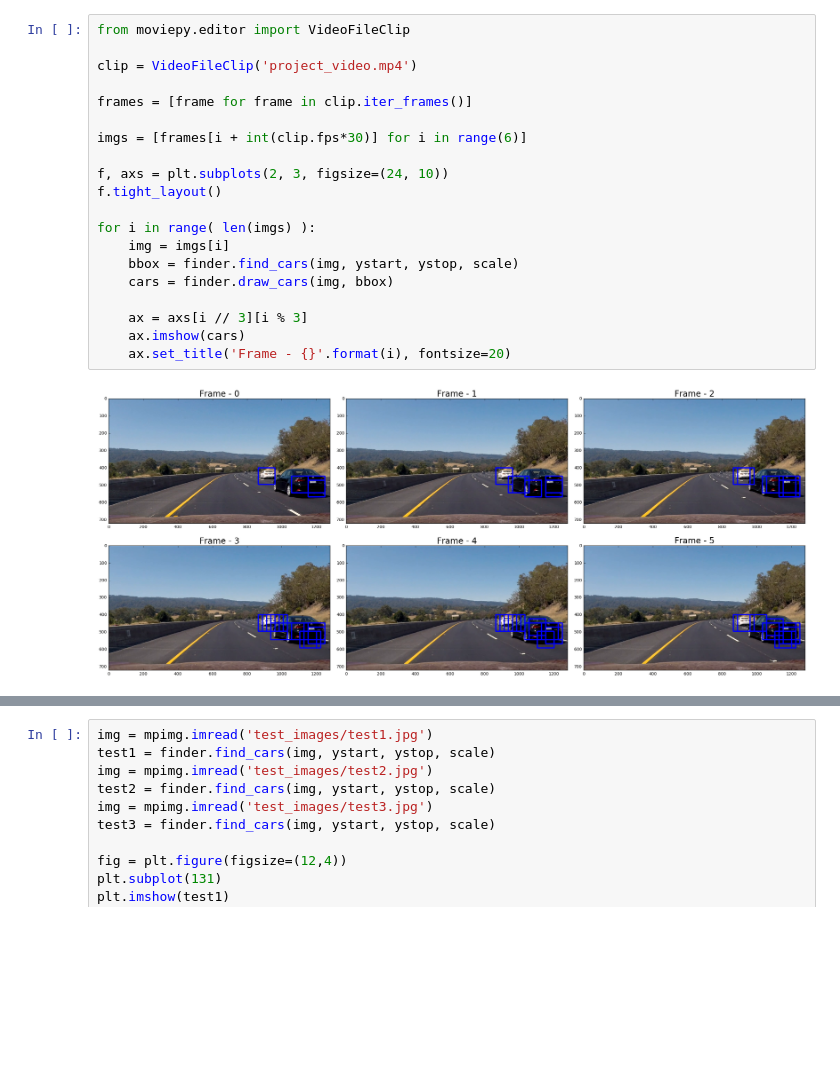
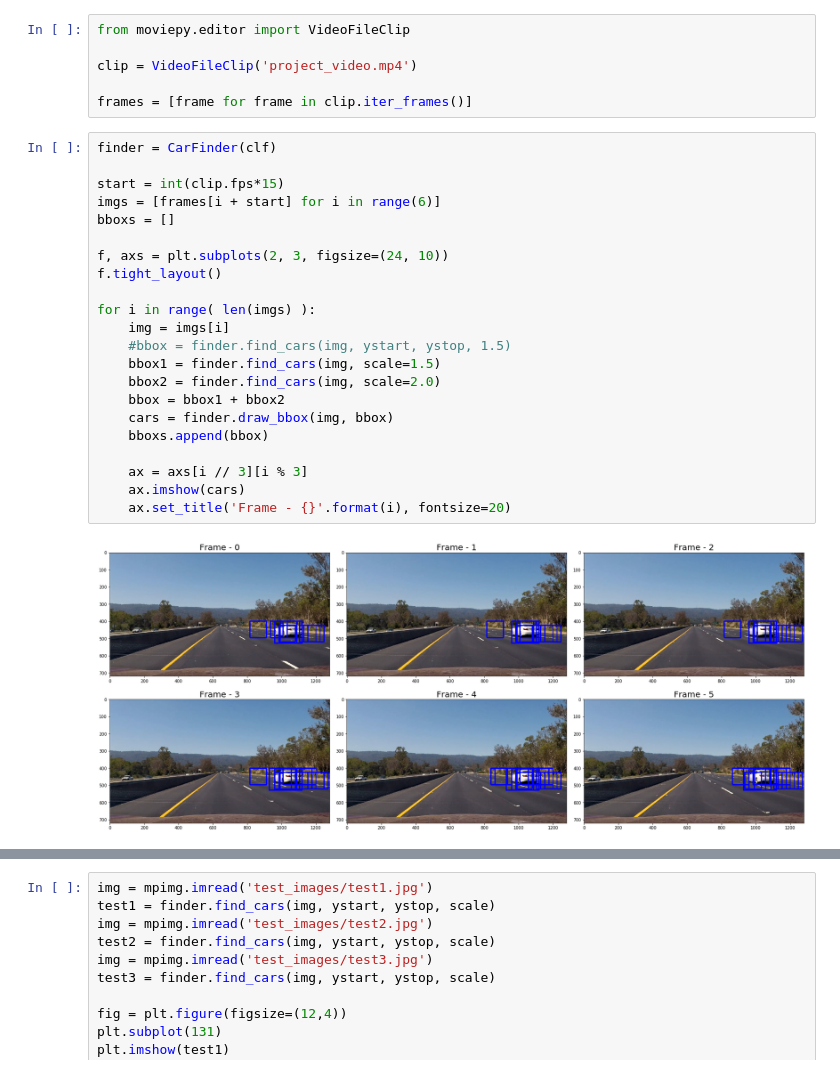
Before and after one commit to liaochiheng/CarND-Term1-P5, a Jupyter notebook: P5.ipynb, the cells around one changed output, grey strips where cells are left out. Drawn from its saved outputs; the diff is of its cells as text; blank space fills up the shorter version.

```diff
--- a/P5.ipynb
+++ b/P5.ipynb
@@ -268,22 +307,30 @@ plt.imshow(test)
+# %%
+from moviepy.editor import VideoFileClip
+
+clip = VideoFileClip('project_video.mp4')
+
+frames = [frame for frame in clip.iter_frames()]
 # %%
-from moviepy.editor import VideoFileClip
+finder = CarFinder(clf)
 
-clip = VideoFileClip('project_video.mp4')
-
-frames = [frame for frame in clip.iter_frames()]
-
-imgs = [frames[i + int(clip.fps*30)] for i in range(6)]
+start = int(clip.fps*15)
+imgs = [frames[i + start] for i in range(6)]
+bboxs = []
 
 f, axs = plt.subplots(2, 3, figsize=(24, 10))
 f.tight_layout()
 
 for i in range( len(imgs) ):
     img = imgs[i]
-    bbox = finder.find_cars(img, ystart, ystop, scale)
-    cars = finder.draw_cars(img, bbox)
+    #bbox = finder.find_cars(img, ystart, ystop, 1.5)
+    bbox1 = finder.find_cars(img, scale=1.5)
+    bbox2 = finder.find_cars(img, scale=2.0)
+    bbox = bbox1 + bbox2
+    cars = finder.draw_bbox(img, bbox)
+    bboxs.append(bbox)
 
     ax = axs[i // 3][i % 3]
     ax.imshow(cars)
     ax.set_title('Frame - {}'.format(i), fontsize=20)
 # %% [output]
-[figure, old version]
+[figure, new version]
```
Also changed, not shown: parts of 5 cells of this notebook.
